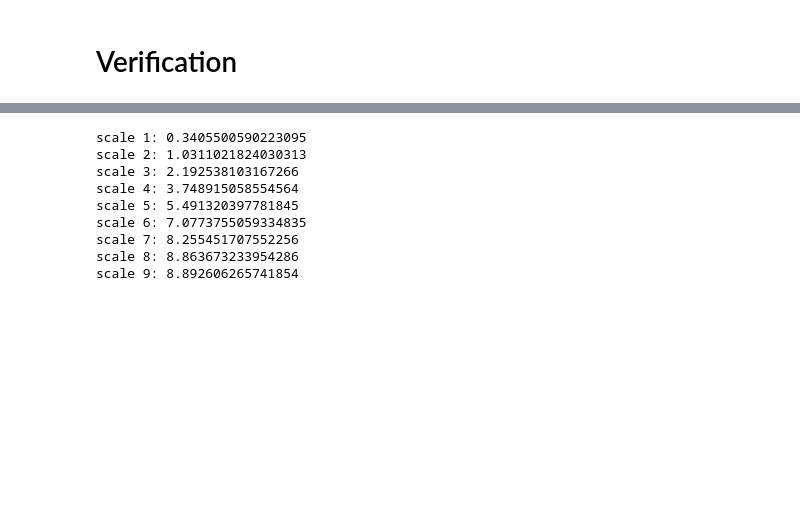
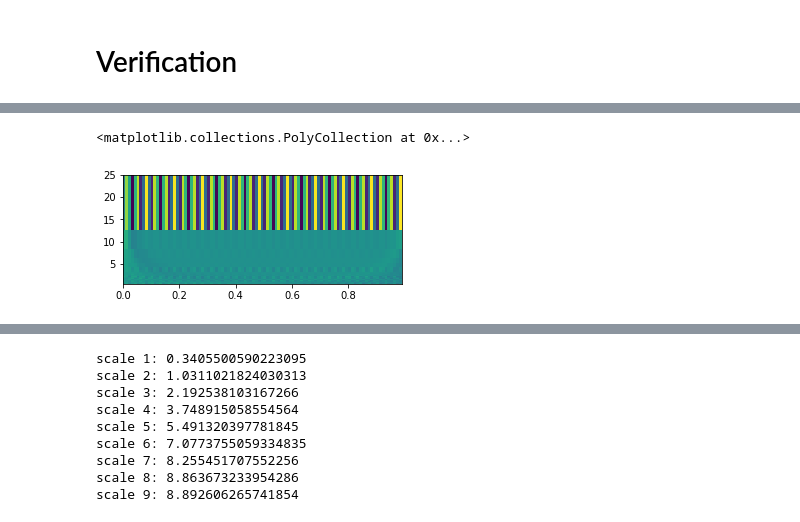
Before and after one commit to blue-monkey0/SideProject, a Jupyter notebook: Arc-Fault/wavelet_transform.ipynb, the cells around one changed output, grey strips where cells are left out. Cells and saved outputs as stored; diff of their text form; code cells hidden in the pictures; blank space fills up the shorter version.

```diff
--- a/Arc-Fault/wavelet_transform.ipynb
+++ b/Arc-Fault/wavelet_transform.ipynb
@@ -172,0 +169,22 @@ plt.show()
+# %%
+import pywt
+import numpy as np
+import matplotlib.pyplot as plt
+
+# Define signal
+fs = 100
+t = np.arange(0, 1, 1 / fs)
+f1 = 30
+no = 150
+
+sig = 2 * np.sin(2 * np.pi * f1 * t) + 0.2 * np.sin(2 * np.pi * no * t)
+
+# Calculate continuous wavelet transform
+coef, freqs = pywt.cwt(sig, np.arange(1, 50), 'mexh', sampling_period = 1/fs)
+
+# Show w.r.t. time and frequency
+plt.figure(figsize=(5, 2))
+plt.pcolor(t, freqs, coef)
+# %% [output]
+<matplotlib.collections.PolyCollection at 0x...>
+[figure, added]
```
Also changed, not shown: parts of 13 cells of this notebook.
